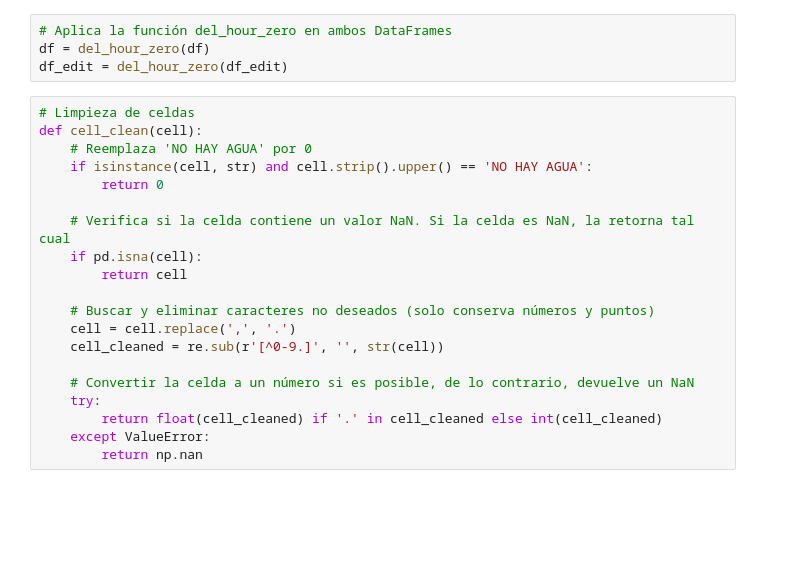
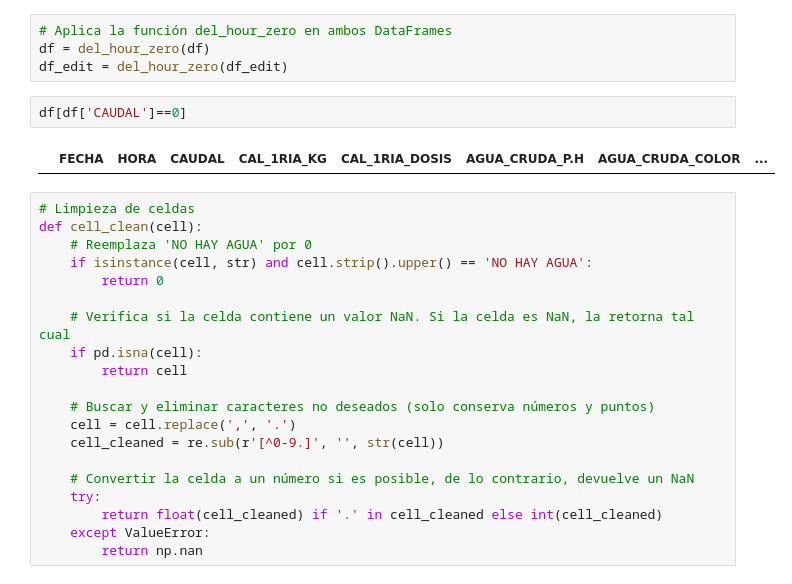
Before and after one commit to jvanessafdez/coagulant-dose, a Jupyter notebook: src/02_Dataframe_Restructuration.ipynb, the cells around one changed output. Saved outputs shown, nothing was run; the diff lists cells and outputs as text; blank space fills up the shorter version.

```diff
--- a/src/02_Dataframe_Restructuration.ipynb
+++ b/src/02_Dataframe_Restructuration.ipynb
@@ -82,6 +82,10 @@ def del_hour_zero(df):
 # Aplica la función del_hour_zero en ambos DataFrames
 df = del_hour_zero(df)
 df_edit = del_hour_zero(df_edit)
+# %%
+df[df['CAUDAL']==0]
+# %% [output]
+|  | FECHA | HORA | CAUDAL | CAL_1RIA_KG | CAL_1RIA_DOSIS | AGUA_CRUDA_P.H | AGUA_CRUDA_COLOR | ... |
 # %%
 # Limpieza de celdas
 def cell_clean(cell):
```
Also changed, not shown: parts of 1 cell of this notebook, 9 other files.
